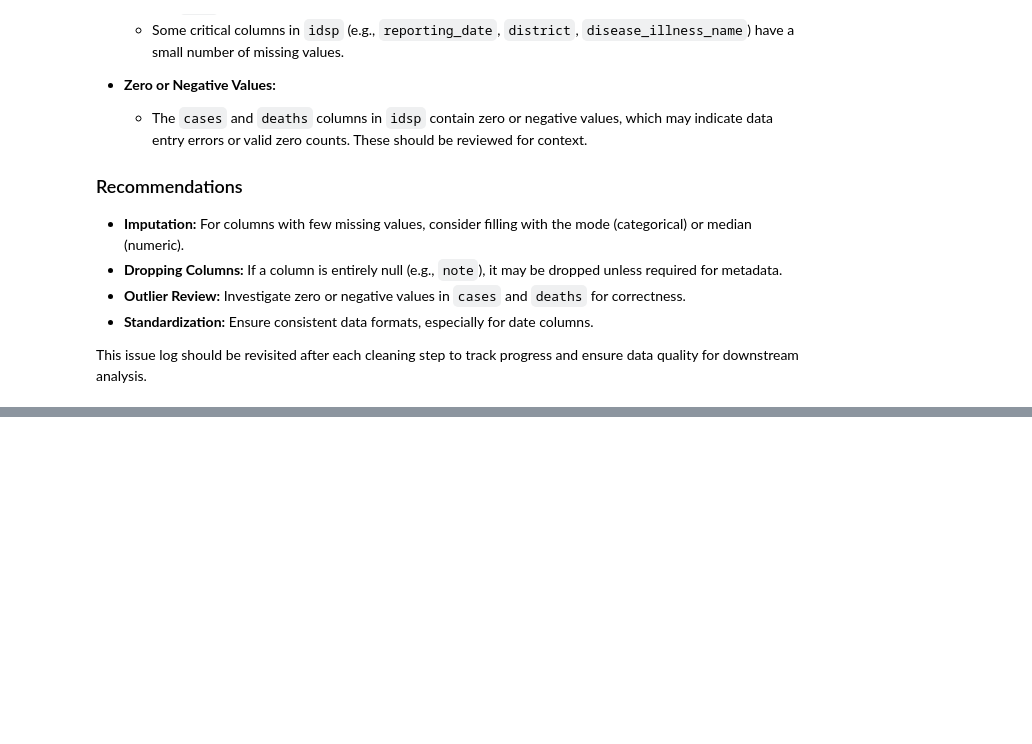
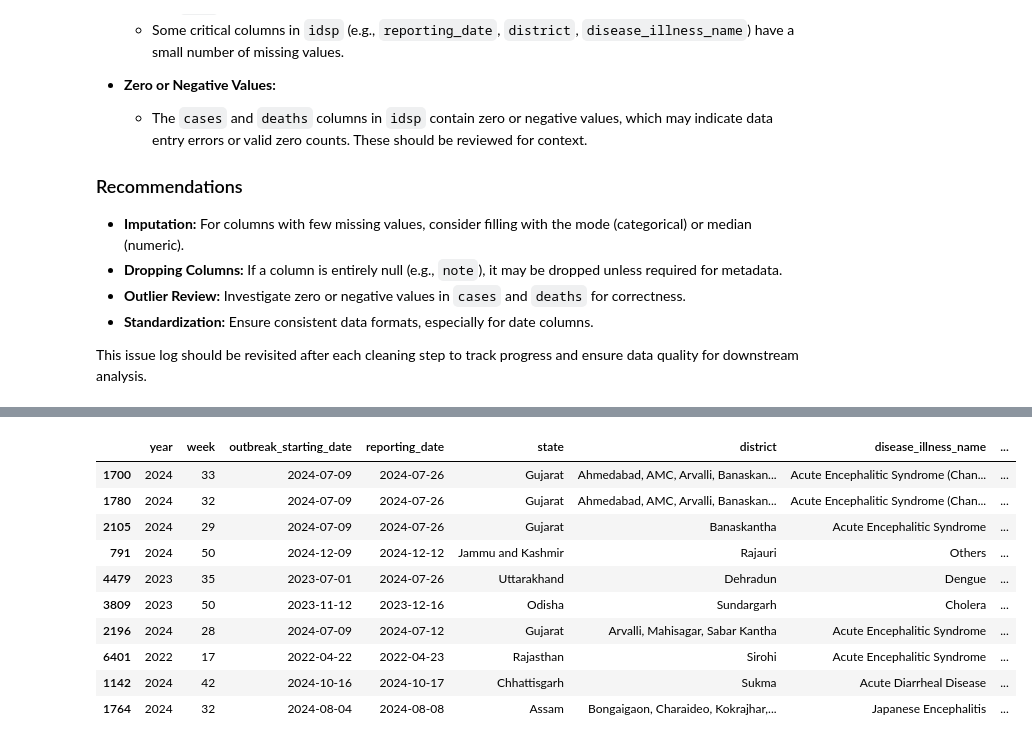
Before and after one commit to sadiqhasanrupani/airpure-innovations-market-analysis, a Jupyter notebook: notebooks/01_data_cleaning.ipynb, the cells around one changed output, grey strips where cells are left out. Saved outputs shown, nothing was run; the diff lists cells and outputs as text; code cells hidden in the pictures; blank space fills up the shorter version.

```diff
--- a/notebooks/01_data_cleaning.ipynb
+++ b/notebooks/01_data_cleaning.ipynb
@@ -386,0 +578,14 @@ for name, df in datasets.items():
+# %%
+idsp_df.sort_values(by="deaths", ascending=False).head(10)
+# %% [output]
+|  | year | week | outbreak_starting_date | reporting_date | state | district | disease_illness_name | ... |
+| 1700 | 2024 | 33 | 2024-07-09 | 2024-07-26 | Gujarat | Ahmedabad, AMC, Arvalli, Banaskan... | Acute Encephalitic Syndrome (Chan... | ... |
+| 1780 | 2024 | 32 | 2024-07-09 | 2024-07-26 | Gujarat | Ahmedabad, AMC, Arvalli, Banaskan... | Acute Encephalitic Syndrome (Chan... | ... |
+| 2105 | 2024 | 29 | 2024-07-09 | 2024-07-26 | Gujarat | Banaskantha | Acute Encephalitic Syndrome | ... |
+| 791 | 2024 | 50 | 2024-12-09 | 2024-12-12 | Jammu and Kashmir | Rajauri | Others | ... |
+| 4479 | 2023 | 35 | 2023-07-01 | 2024-07-26 | Uttarakhand | Dehradun | Dengue | ... |
+| 3809 | 2023 | 50 | 2023-11-12 | 2023-12-16 | Odisha | Sundargarh | Cholera | ... |
+| 2196 | 2024 | 28 | 2024-07-09 | 2024-07-12 | Gujarat | Arvalli, Mahisagar, Sabar Kantha | Acute Encephalitic Syndrome | ... |
+| 6401 | 2022 | 17 | 2022-04-22 | 2022-04-23 | Rajasthan | Sirohi | Acute Encephalitic Syndrome | ... |
+| 1142 | 2024 | 42 | 2024-10-16 | 2024-10-17 | Chhattisgarh | Sukma | Acute Diarrheal Disease | ... |
+| 1764 | 2024 | 32 | 2024-08-04 | 2024-08-08 | Assam | Bongaigaon, Charaideo, Kokrajhar,... | Japanese Encephalitis | ... |
```
Also changed, not shown: parts of 8 cells of this notebook, 4 other files.
